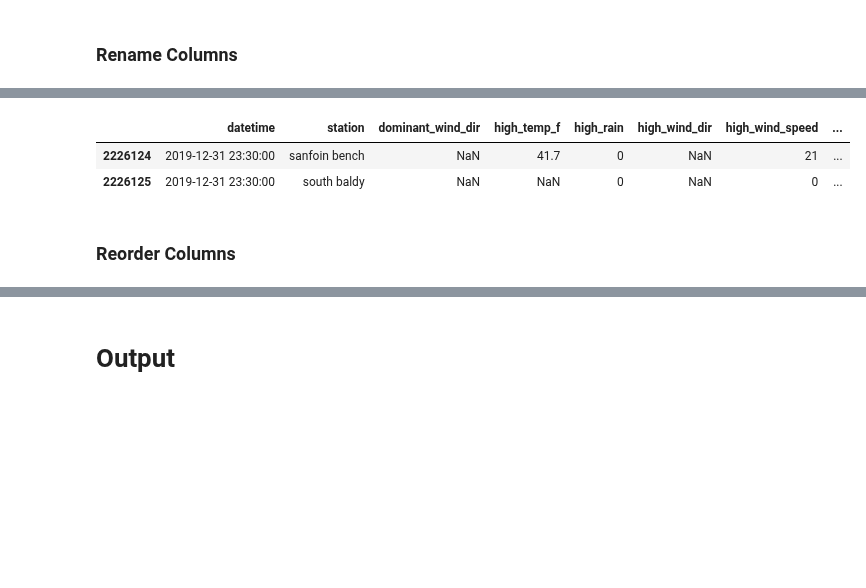
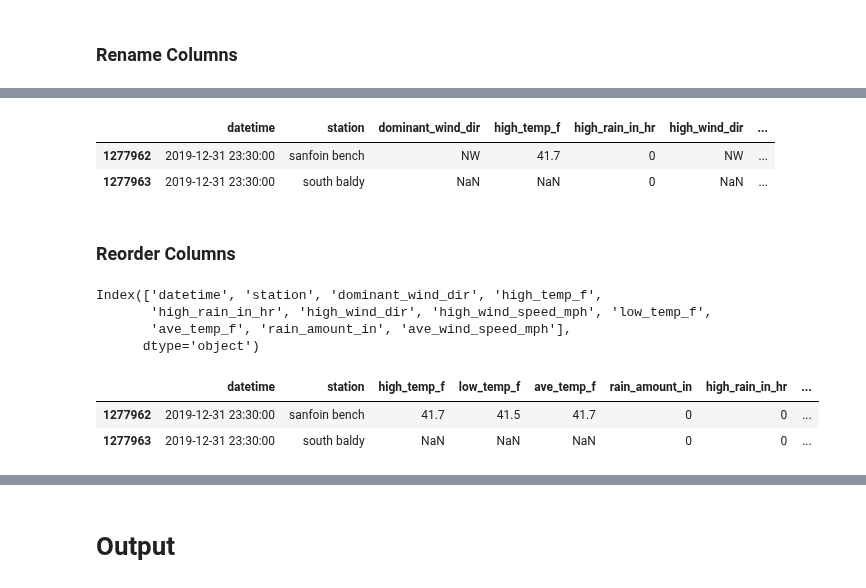
Before and after one commit to samsoe/mpg_notebooks, a Jupyter notebook: mpg_weather_wrangle.ipynb, the cells around one changed output, grey strips where cells are left out. Saved outputs shown, nothing was run; the diff lists cells and outputs as text; code cells hidden in the pictures; blank space fills up the shorter version.

```diff
--- a/mpg_weather_wrangle.ipynb
+++ b/mpg_weather_wrangle.ipynb
@@ -364,4 +285,4 @@ array(['Outside Temperature', 'High Outside Temperature',
 # %% [markdown]
 ### Long to Wide
 # %%
-wf = zf.set_index(['datetime', 'station', 'measure'])
+mw = ml.set_index(['datetime', 'station', 'measure'])
@@ -405,0 +296,2 @@ wf.tail(2)
+# %%
+mw = mw.unstack()
@@ -405,0 +306,2 @@ wf.tail(2)
+# %%
+mw = mw.reset_index()
@@ -408,12 +332,19 @@ wf.tail(2)
 # %%
 # rename columns
-wf.columns = ['datetime', 'station', 'dominant_wind_dir', 'high_temp_f', 'high_rain', 'high_wind_dir', 'high_wind_speed', 'low_temp_f', 'ave_temp_f', 'rain_amount', 'ave_wind_speed']
+mw.columns = ['datetime', 'station', 'dominant_wind_dir', 'high_temp_f', 'high_rain_in_hr', 'high_wind_dir', 'high_wind_speed_mph', 'low_temp_f', 'ave_temp_f', 'rain_amount_in', 'ave_wind_speed_mph']
 # %%
-wf.tail(2)
+mw.tail(2)
 # %% [output]
-|  | datetime | station | dominant_wind_dir | high_temp_f | high_rain | high_wind_dir | high_wind_speed | ... |
-| 2226124 | 2019-12-31 23:30:00 | sanfoin bench | NaN | 41.7 | 0 | NaN | 21 | ... |
-| 2226125 | 2019-12-31 23:30:00 | south baldy | NaN | NaN | 0 | NaN | 0 | ... |
+|  | datetime | station | dominant_wind_dir | high_temp_f | high_rain_in_hr | high_wind_dir | ... |
+| 1277962 | 2019-12-31 23:30:00 | sanfoin bench | NW | 41.7 | 0 | NW | ... |
+| 1277963 | 2019-12-31 23:30:00 | south baldy | NaN | NaN | 0 | NaN | ... |
 # %% [markdown]
 ### Reorder Columns
+# %%
+mw.columns
+# %% [output]
+Index(['datetime', 'station', 'dominant_wind_dir', 'high_temp_f',
+       'high_rain_in_hr', 'high_wind_dir', 'high_wind_speed_mph', 'low_temp_f',
+       'ave_temp_f', 'rain_amount_in', 'ave_wind_speed_mph'],
+      dtype='object')
 # %%
@@ -424 +352,7 @@ wf['datetime'] = pd.to_datetime(wf['datetime'])
+# %%
+mw.tail(2)
+# %% [output]
+|  | datetime | station | high_temp_f | low_temp_f | ave_temp_f | rain_amount_in | high_rain_in_hr | ... |
+| 1277962 | 2019-12-31 23:30:00 | sanfoin bench | 41.7 | 41.5 | 41.7 | 0 | 0 | ... |
+| 1277963 | 2019-12-31 23:30:00 | south baldy | NaN | NaN | NaN | 0 | 0 | ... |
 # %%
```
Also changed, not shown: parts of 92 cells of this notebook.
